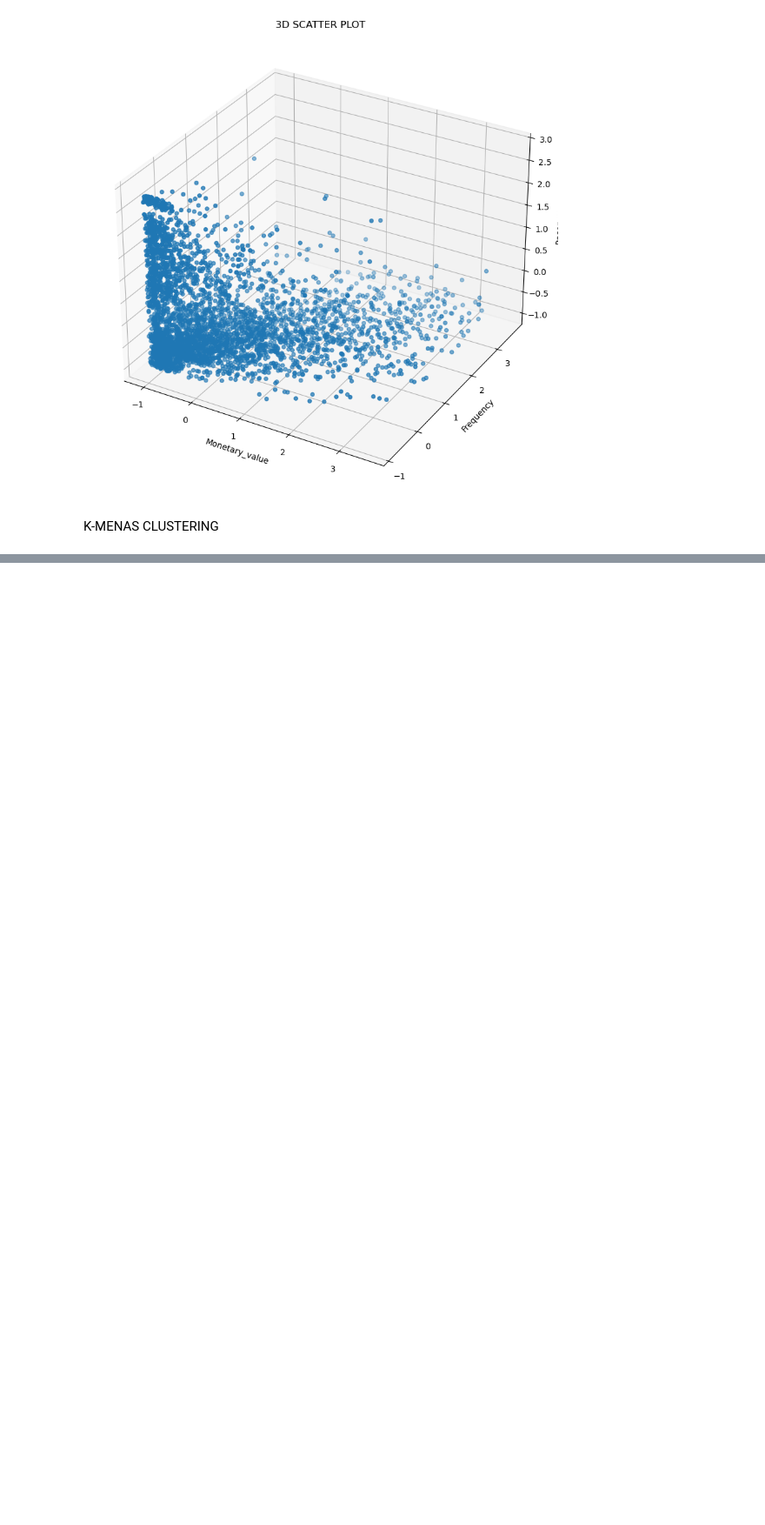
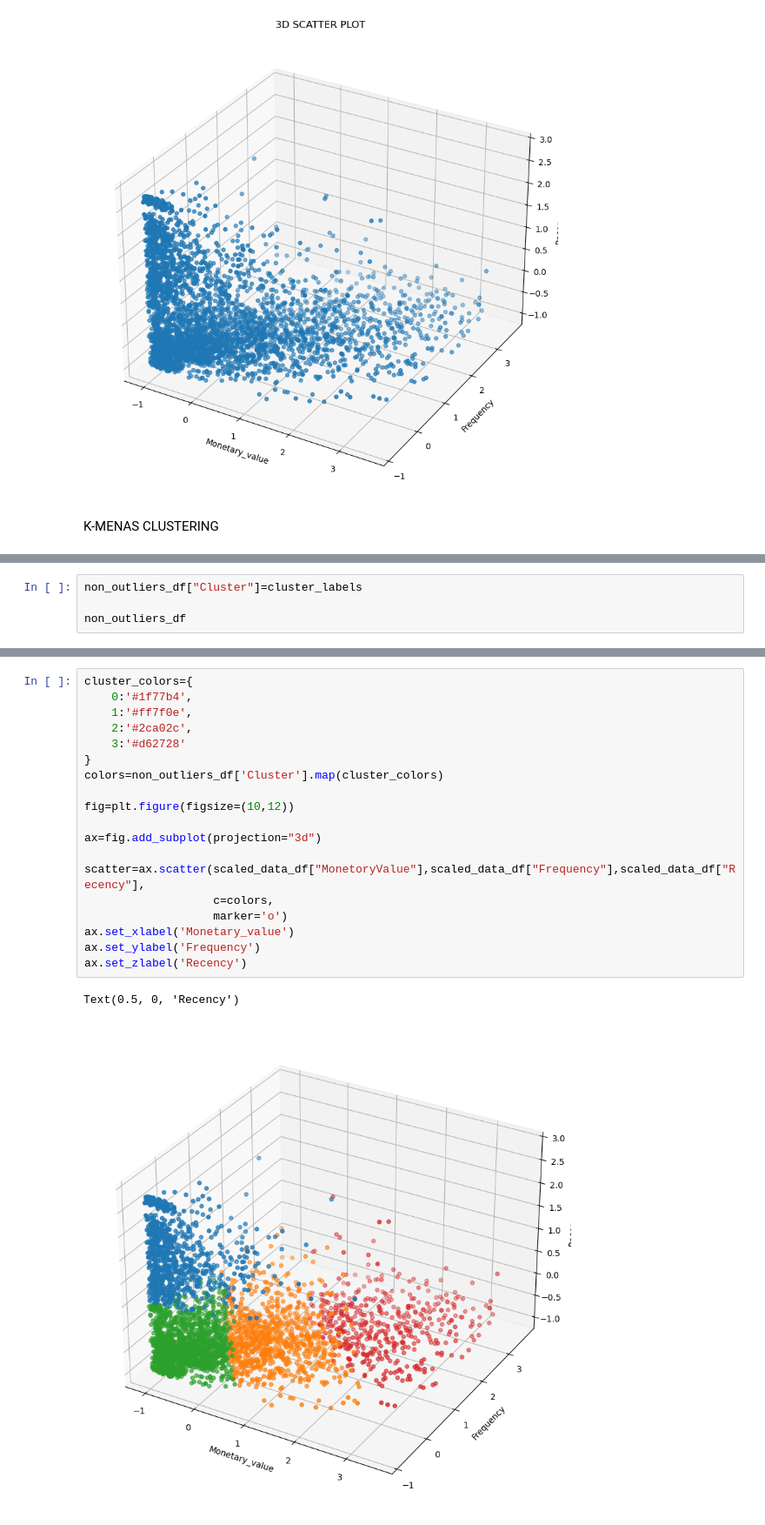
Before and after one commit to manas1110/customer_analysis_using_k-means, a Jupyter notebook: analysis.ipynb, the cells around one changed output, grey strips where cells are left out. Shown at 87% size. Saved outputs shown, nothing was run; the diff lists cells and outputs as text; blank space fills up the shorter version.

```diff
--- a/analysis.ipynb
+++ b/analysis.ipynb
@@ -462,0 +498,4 @@ k_vlaues=range(2,max_k+1)
+# %%
+non_outliers_df["Cluster"]=cluster_labels
+
+non_outliers_df
@@ -462,0 +521,22 @@ k_vlaues=range(2,max_k+1)
+# %%
+cluster_colors={
+    0:'#1f77b4',
+    1:'#ff7f0e',
+    2:'#2ca02c',
+    3:'#d62728'
+}
+colors=non_outliers_df['Cluster'].map(cluster_colors)
+
+fig=plt.figure(figsize=(10,12))
+
+ax=fig.add_subplot(projection="3d")
+
+scatter=ax.scatter(scaled_data_df["MonetoryValue"],scaled_data_df["Frequency"],scaled_data_df["Recency"],
+                   c=colors,
+                   marker='o')
+ax.set_xlabel('Monetary_value')
+ax.set_ylabel('Frequency')
+ax.set_zlabel('Recency')
+# %% [output]
+Text(0.5, 0, 'Recency')
+[figure, added]
```
Also changed, not shown: parts of 12 cells of this notebook.
